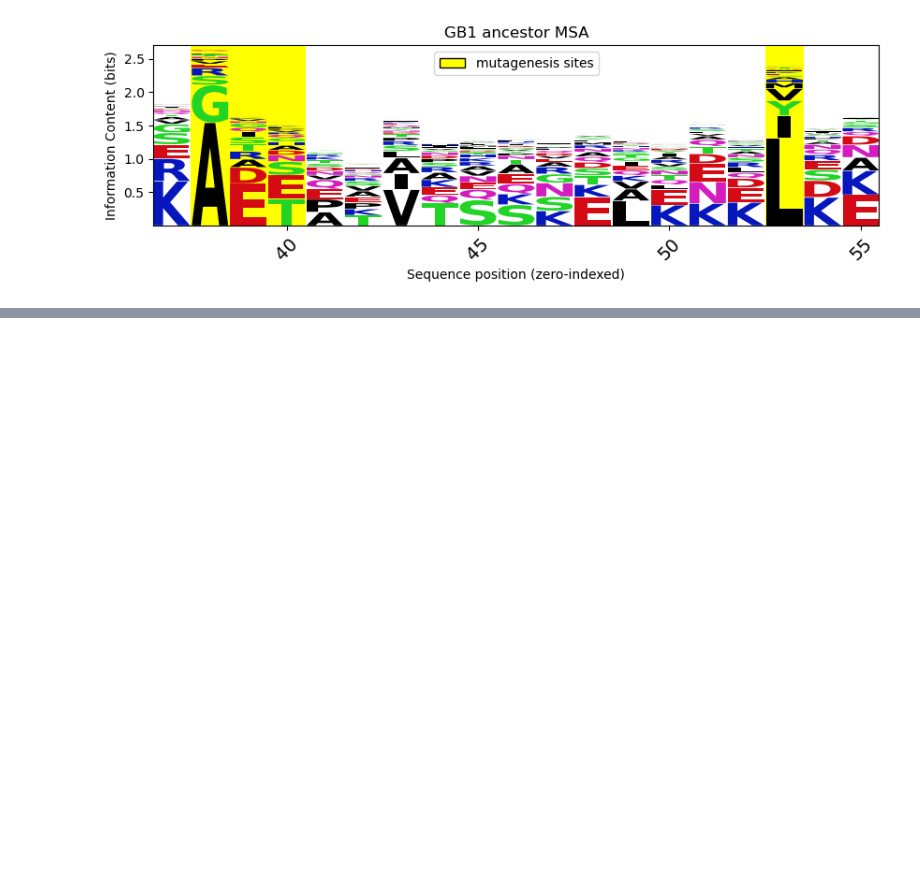
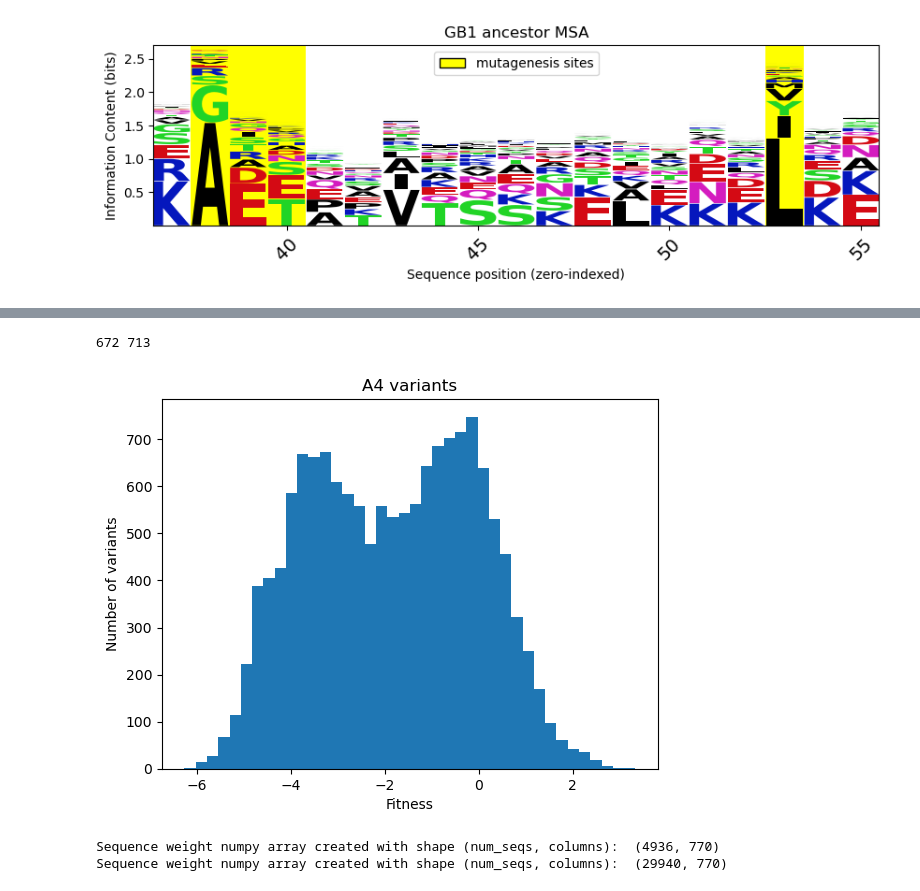
Before and after one commit to SebPorras/MAP_VAE, a Jupyter notebook: notebooks/ancestors_vs_extants.ipynb, the cells around one changed output, grey strips where cells are left out. Saved outputs shown, nothing was run; the diff lists cells and outputs as text; code cells hidden in the pictures; blank space fills up the shorter version.

```diff
--- a/notebooks/ancestors_vs_extants.ipynb
+++ b/notebooks/ancestors_vs_extants.ipynb
@@ -184,0 +343,5 @@ ars_df
+# %%
+#672-713 (673) /Users/sebs_mac/uni_OneDrive/honours/data/a4_human/alns A4_HUMAN_Seuma_2022
+
+a4_variants = pd.read_csv("/Users/sebs_mac/git_repos/dms_data/DMS_ProteinGym_substitutions/A4_HUMAN_Seuma_2022.csv")
+a4_variants.head()
@@ -184,0 +355,25 @@ ars_df
+# %%
+# all the mutation positoins will be here
+a4_muts = set()
+
+for x in a4_variants["mutant"]:
+    data = x.split(":")
+    a = data[0][1:-1]
+    a4_muts.add(a)
+    if len(data) == 2:
+        b = data[1][1:-1]
+        a4_muts.add(b)
+len(a4_muts)
+print(min(a4_muts), max(a4_muts))
+# %% [output]
+672 713
+# %%
+a4_variants["DMS_score"].describe()
+
+plt.hist(a4_variants["DMS_score"], bins=40)
+plt.ylabel("Number of variants")
+plt.xlabel("Fitness")
+plt.title("A4 variants")
+plt.show()
+# %% [output]
+[figure, added]
@@ -184,0 +390,7 @@ ars_df
+# %%
+#convert to numpy form for quick processing
+a4_e_col_entropy = stats.calc_shannon_entropy(a4_e)
+a4_a_col_entropy = stats.calc_shannon_entropy(a4_a)
+# %% [output]
+Sequence weight numpy array created with shape (num_seqs, columns):  (4936, 770)
+Sequence weight numpy array created with shape (num_seqs, columns):  (29940, 770)
```
Also changed, not shown: parts of 25 cells of this notebook, 2 other files.
